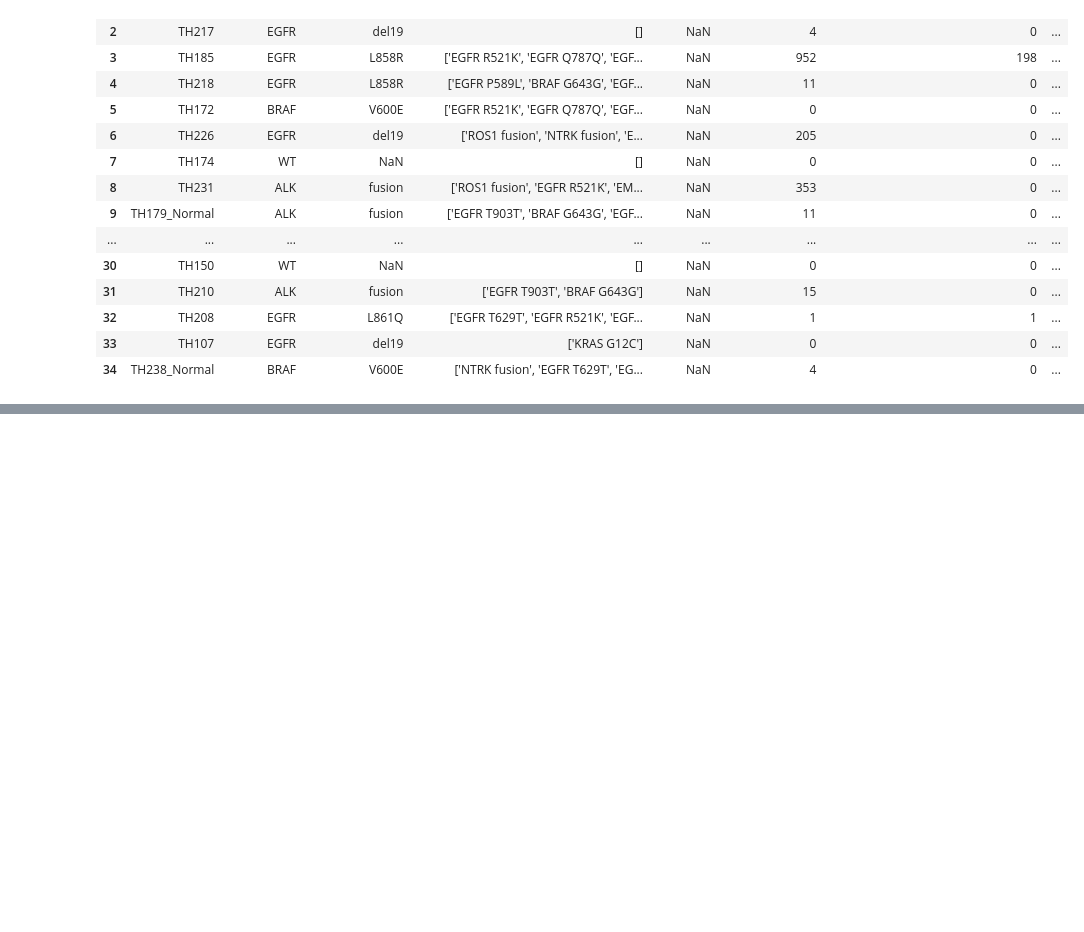
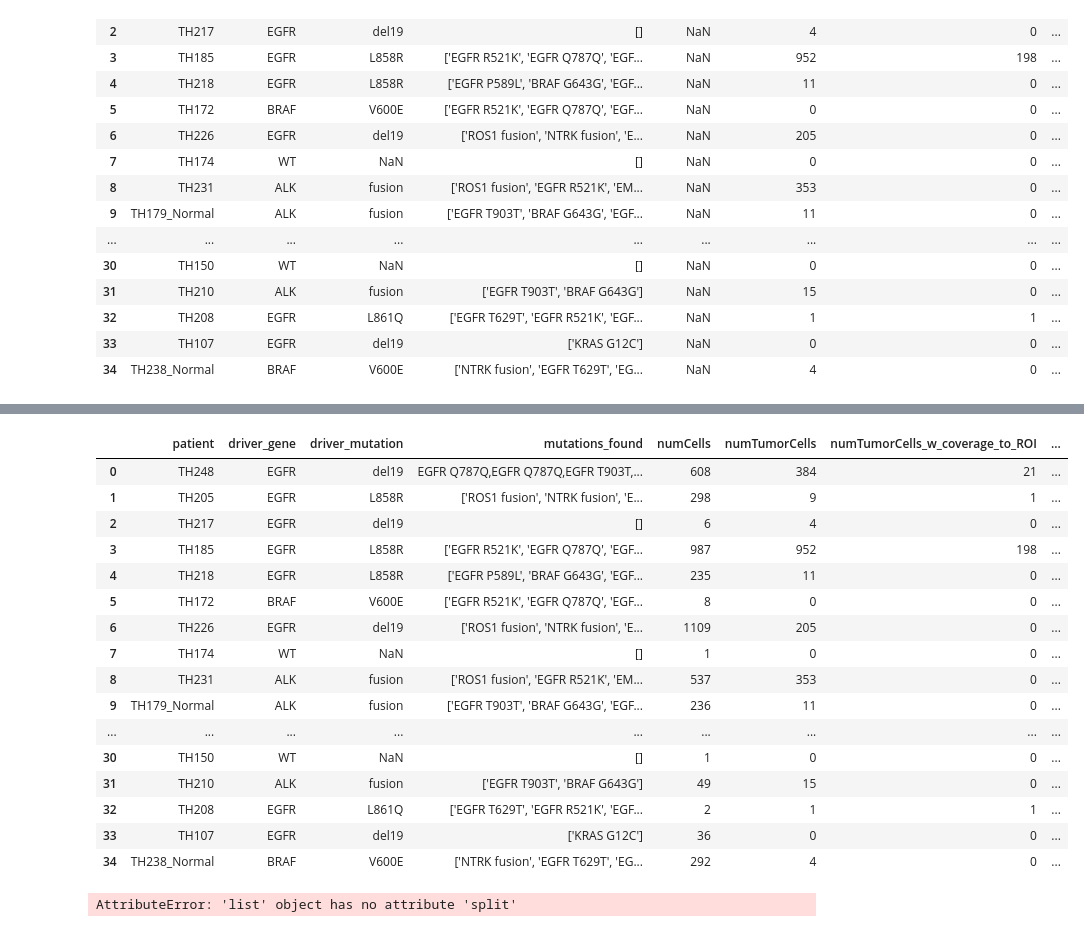
Before and after one commit to czbiohub/SNP_calling_pipeline, a Jupyter notebook: summaryTable/addCoverageToValidationTable.ipynb, the cells around one changed output, grey strips where cells are left out. Cells and saved outputs as stored; diff of their text form; code cells hidden in the pictures; blank space fills up the shorter version.

Commit message:
validationTable_patients_w_cov DONE

```diff
--- a/summaryTable/addCoverageToValidationTable.ipynb
+++ b/summaryTable/addCoverageToValidationTable.ipynb
@@ -789,0 +777,6 @@ validationTable_patients
+# %%
+# this dictionary thing worked well
+numCellsDict = {}
+# %%
+patientsList = validationTable_patients['patient']
+patientsList
@@ -789,0 +801,3 @@ validationTable_patients
+# %%
+for item in patientsList:
+    numCellsDict.update({item:0})
@@ -789,0 +824,10 @@ validationTable_patients
+# %%
+# fill it in
+for i in range(0, len(validationTable_cells.index)):
+    currCell = validationTable_cells['cell'][i]
+    currPatient = validationTable_cells['patient'][i]
+
+    if currPatient in numCellsDict:
+        currDictVal = numCellsDict[currPatient]
+        updateVal = currDictVal + 1
+        numCellsDict.update({currPatient:updateVal})
@@ -789,0 +854,30 @@ validationTable_patients
+# %%
+validationTable_patients['numCells'] = numCellsDict.values()
+validationTable_patients
+# %% [output]
+|  | patient | driver_gene | driver_mutation | mutations_found | numCells | numTumorCells | numTumorCells_w_coverage_to_ROI | ... |
+| 0 | TH248 | EGFR | del19 | EGFR Q787Q,EGFR Q787Q,EGFR T903T,... | 608 | 384 | 21 | ... |
+| 1 | TH205 | EGFR | L858R | ['ROS1 fusion', 'NTRK fusion', 'E... | 298 | 9 | 1 | ... |
+| 2 | TH217 | EGFR | del19 | [] | 6 | 4 | 0 | ... |
+| 3 | TH185 | EGFR | L858R | ['EGFR R521K', 'EGFR Q787Q', 'EGF... | 987 | 952 | 198 | ... |
+| 4 | TH218 | EGFR | L858R | ['EGFR P589L', 'BRAF G643G', 'EGF... | 235 | 11 | 0 | ... |
+| 5 | TH172 | BRAF | V600E | ['EGFR R521K', 'EGFR Q787Q', 'EGF... | 8 | 0 | 0 | ... |
+| 6 | TH226 | EGFR | del19 | ['ROS1 fusion', 'NTRK fusion', 'E... | 1109 | 205 | 0 | ... |
+| 7 | TH174 | WT | NaN | [] | 1 | 0 | 0 | ... |
+| 8 | TH231 | ALK | fusion | ['ROS1 fusion', 'EGFR R521K', 'EM... | 537 | 353 | 0 | ... |
+| 9 | TH179_Normal | ALK | fusion | ['EGFR T903T', 'BRAF G643G', 'EGF... | 236 | 11 | 0 | ... |
+| ... | ... | ... | ... | ... | ... | ... | ... | ... |
+| 30 | TH150 | WT | NaN | [] | 1 | 0 | 0 | ... |
+| 31 | TH210 | ALK | fusion | ['EGFR T903T', 'BRAF G643G'] | 49 | 15 | 0 | ... |
+| 32 | TH208 | EGFR | L861Q | ['EGFR T629T', 'EGFR R521K', 'EGF... | 2 | 1 | 1 | ... |
+| 33 | TH107 | EGFR | del19 | ['KRAS G12C'] | 36 | 0 | 0 | ... |
+| 34 | TH238_Normal | BRAF | V600E | ['NTRK fusion', 'EGFR T629T', 'EG... | 292 | 4 | 0 | ... |
+# %%
+# why are there some duplicate vals in 'mutations_found'?
+myStr = validationTable_patients['mutations_found'][0]
+myLst = myStr.split(',')
+mySet = set(myLst)
+mySetList = list(mySet)
+mySetList
+# %% [output]
+AttributeError: 'list' object has no attribute 'split'
```
Also changed, not shown: parts of 15 cells of this notebook, 4 other files.
